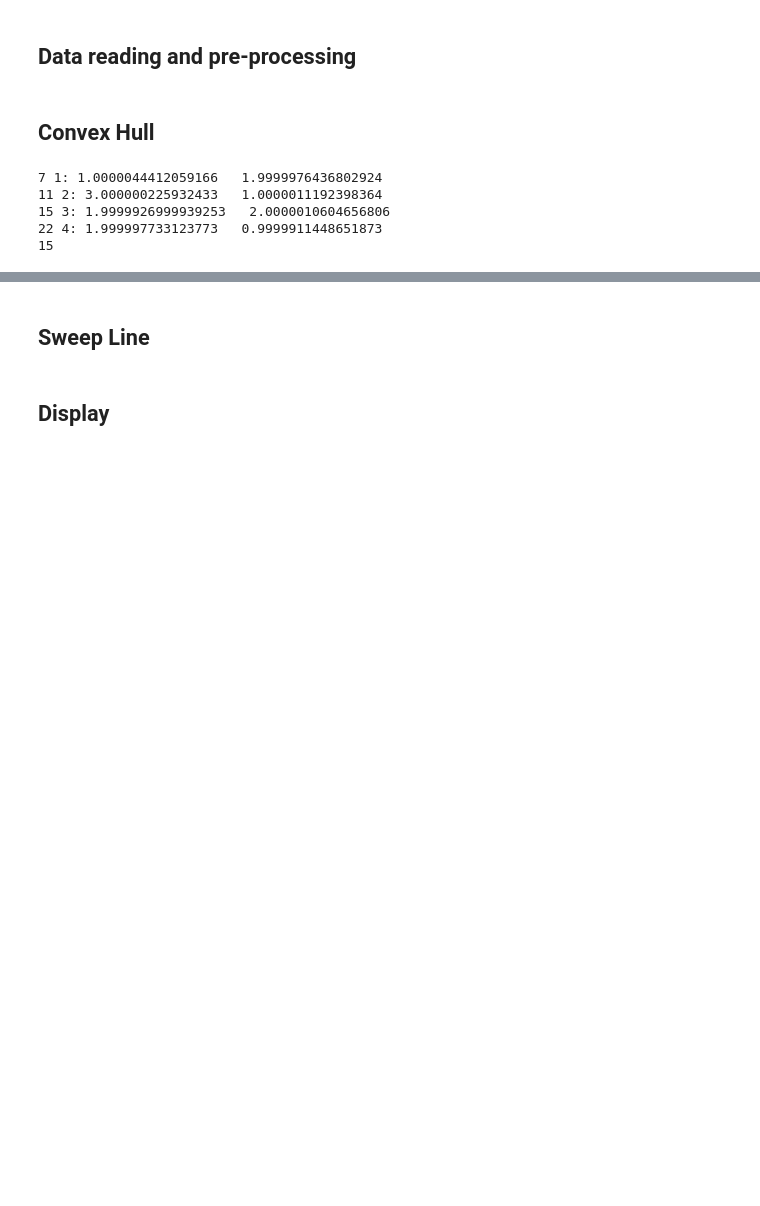
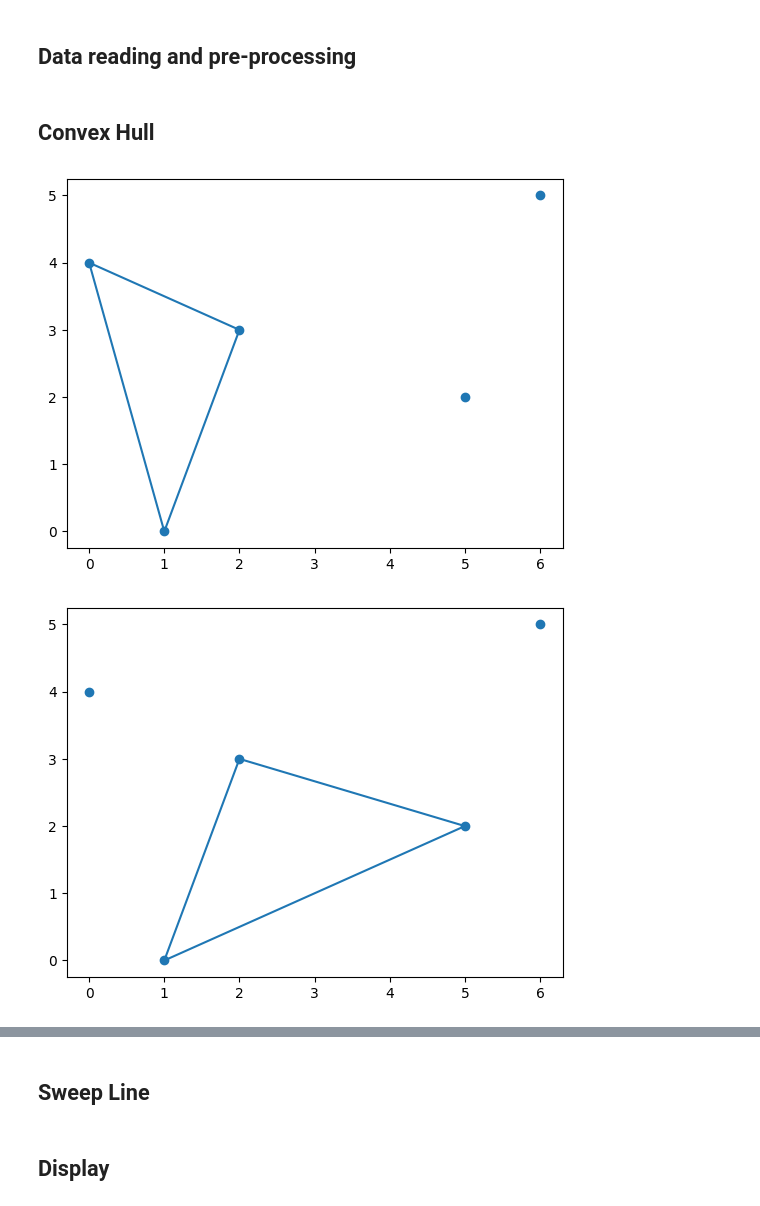
Before and after one commit to attiilla/Alg2, a Jupyter notebook: TP1/TP1.ipynb, the cells around one changed output, grey strips where cells are left out. Drawn from its saved outputs; the diff is of its cells as text; code cells hidden in the pictures; blank space fills up the shorter version.

Commit message:
Incremental Convex Hull implemented

```diff
--- a/TP1/TP1.ipynb
+++ b/TP1/TP1.ipynb
@@ -185,21 +161,24 @@ def ConvexHull(rb_tree_points, x_bound):
-# %%
-d = SortedDict()
-Point.Reset()
-p1 = Point(1,2)
-p2 = Point(3,1)
-p3 = Point(2,2)
-p4 = Point(2,1)
-d[7] = p1
-d[11] = p2
-d[15] = p3
-d[22] = p4
-for key,v in d.items():
-    print(key,v)
-
-print(d.iloc[2])
-# %% [output]
-7 1: 1.0000044412059166   1.9999976436802924
-11 2: 3.000000225932433   1.0000011192398364
-15 3: 1.9999926999939253   2.0000010604656806
-22 4: 1.999997733123773   0.9999911448651873
-15
+# %%
+def print_convex_hull(hull,points):
+    polar_hull = SortedDict()
+    for key in hull.keys():
+        polar_hull[key] = None
+
+    keys = list(polar_hull.keys())
+    x = []
+    y = []
+    for key in polar_hull.keys():
+        x.append(key.x)
+        y.append(key.y)
+    x.append(x[0])
+    y.append(y[0])
+
+    ps = []
+    for p in points.items():
+        ps.append(p[0])
+    xs = list(map(lambda p:p.x,ps))
+    ys = list(map(lambda p:p.y,ps))
+
+    plt.plot(x,y)
+    plt.scatter(xs,ys)
+    plt.show()
@@ -205,0 +234,20 @@ print(d.iloc[2])
+# %%
+import matplotlib.pyplot as plt
+rbt = SortedDict(lambda p: p.x)
+#Test convex hull
+p1 = Point(1,0)
+p2 = Point(2,3)
+p3 = Point(5,2)
+p4 = Point(6,5)
+p5 = Point(0,4)
+
+rbt[p1] = None
+rbt[p2] = None
+rbt[p3] = None
+rbt[p4] = None
+rbt[p5] = None
+
+ch = ConvexHull(rbt)
+# %% [output]
+[figure, added]
+[figure, added]
```
Also changed, not shown: parts of 4 cells of this notebook.
